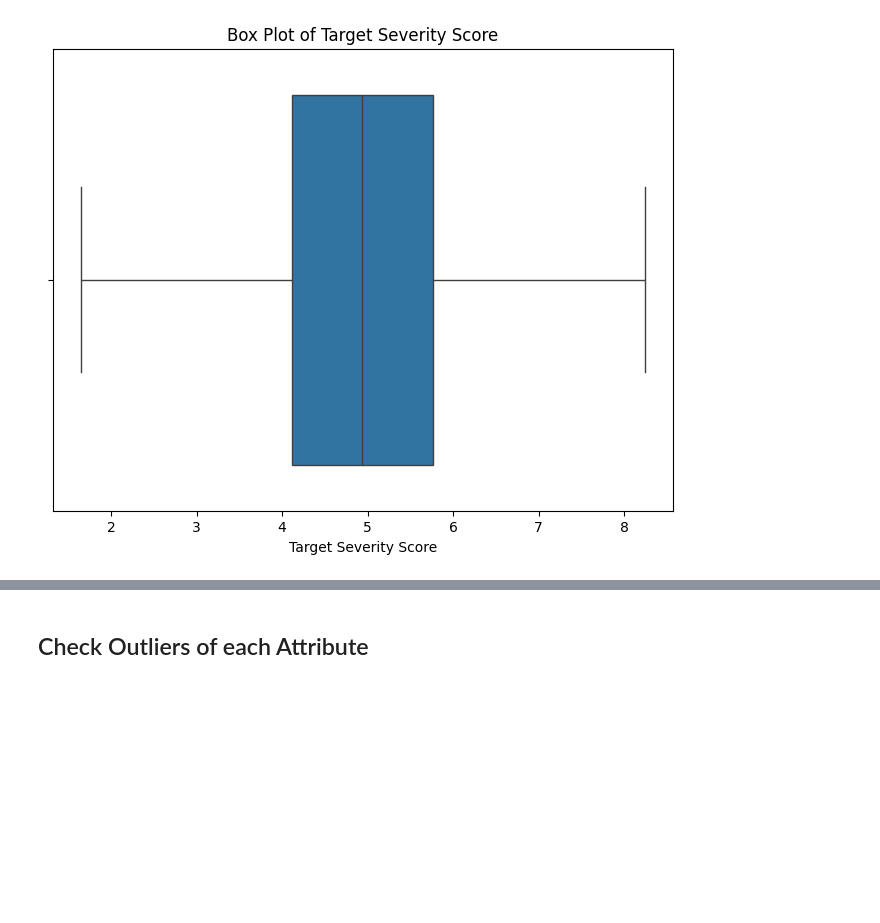
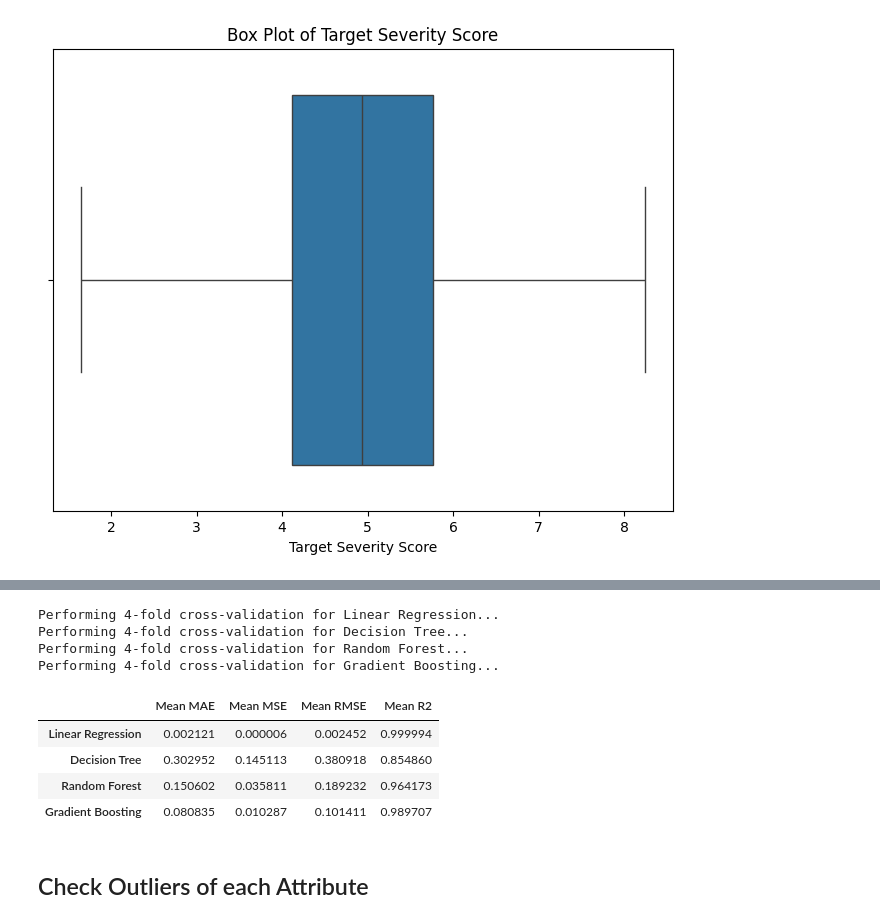
Before and after one commit to Moutaz-Code/CancerModelColab, a Jupyter notebook: Data_Mining_Project.ipynb, the cells around one changed output, grey strips where cells are left out. Drawn from its saved outputs; the diff is of its cells as text; code cells hidden in the pictures; blank space fills up the shorter version.

```diff
--- a/Data_Mining_Project.ipynb
+++ b/Data_Mining_Project.ipynb
@@ -308,6 +308,25 @@ models = {
     "Gradient Boosting": GradientBoostingRegressor(random_state=42),
 
 }
+param_grids = {
+    "Random Forest": {
+        'n_estimators': [50, 100],
+        'max_depth': [None, 10, 20],
+        'min_samples_split': [2, 5]
+    },
+    "Gradient Boosting": {
+        'n_estimators': [50, 100],
+        'learning_rate': [0.05, 0.1],
+        'max_depth': [3, 5]
+    },
+    "Decision Tree": {
+        'max_depth': [None, 10, 20],
+        'min_samples_split': [2, 5, 10]
+    },
+    "Linear Regression": {
+        # No hyperparameters worth tuning in basic LinearRegression
+    }
+}
 # %%
 # evaluation function
 def evaluate_models(X, y, models):
@@ -545,0 +495,23 @@ Performing 10-fold cross-validation for Gradient Boosting...
+# %%
+from sklearn.model_selection import GridSearchCV
+
+def fine_tune_models(X, y, models, param_grids, cv=5, scoring='neg_mean_absolute_error'):
+    best_models = {}
+    for name, model in models.items():
+        print(f"\nTuning {name}...")
+        if name not in param_grids or len(param_grids[name]) == 0:
+            print(f"Skipping {name} (no params to tune)")
+            best_models[name] = model
+            continue
+        grid = GridSearchCV(model, param_grid=param_grids[name],
+                            scoring=scoring, cv=cv, n_jobs=-1)
+        grid.fit(X, y)
+        print(f"Best params for {name}: {grid.best_params_}")
+        print(f"Best score: {-grid.best_score_:.4f}")  # Convert MAE to positive
+        best_models[name] = grid.best_estimator_
+    return best_models
+# %%
+X_final = standard_scaled_data.drop('Target_Severity_Score', axis=1)
+y_final = standard_scaled_data['Target_Severity_Score']
+
+best_models = fine_tune_models(X_final, y_final, models, param_grids)
@@ -546,3 +533,16 @@ Performing 10-fold cross-validation for Gradient Boosting...
+# %%
+tuned_cv_results = evaluate_models_cv(X_final, y_final, best_models)
+tuned_cv_results
+# %% [output]
+Performing 4-fold cross-validation for Linear Regression...
+Performing 4-fold cross-validation for Decision Tree...
+Performing 4-fold cross-validation for Random Forest...
+Performing 4-fold cross-validation for Gradient Boosting...
+|  | Mean MAE | Mean MSE | Mean RMSE | Mean R2 |
+| Linear Regression | 0.002121 | 0.000006 | 0.002452 | 0.999994 |
+| Decision Tree | 0.302952 | 0.145113 | 0.380918 | 0.854860 |
+| Random Forest | 0.150602 | 0.035811 | 0.189232 | 0.964173 |
+| Gradient Boosting | 0.080835 | 0.010287 | 0.101411 | 0.989707 |
 # %% [markdown]
 ## Check Outliers of each Attribute
 # %%
```
Also changed, not shown: parts of 24 cells of this notebook.
